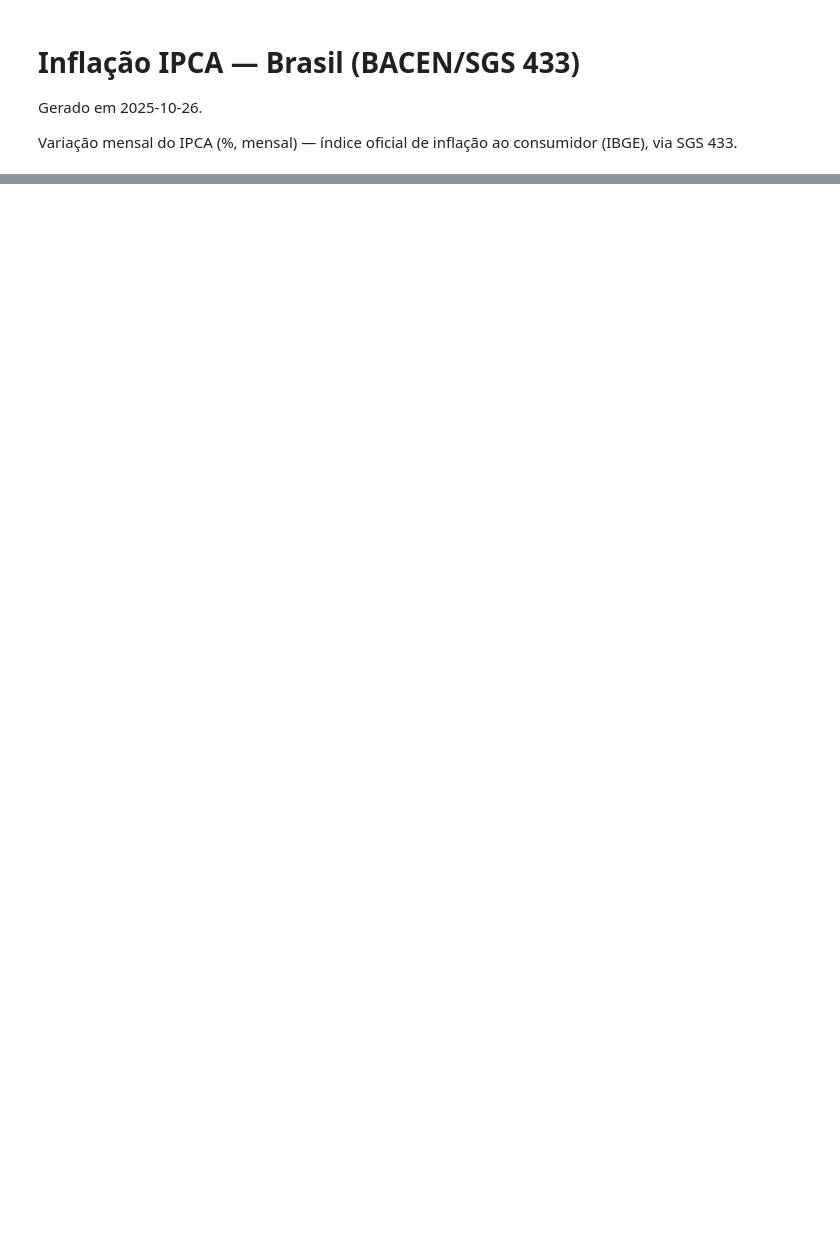
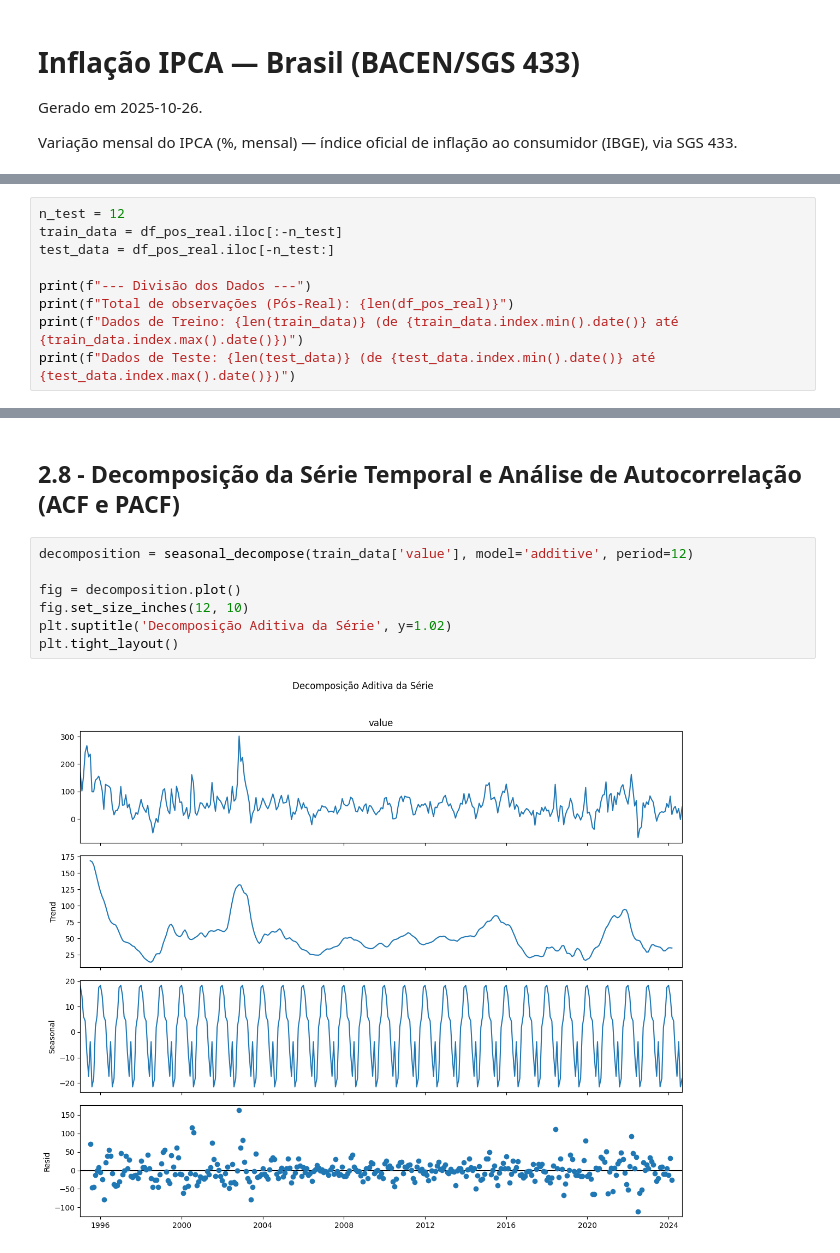
Before and after one commit to MariaPompiani/time_series_analysis_technique, a Jupyter notebook: time_series_analysis_inflation.ipynb, the cells around one changed output, grey strips where cells are left out. Drawn from its saved outputs; the diff is of its cells as text; blank space fills up the shorter version.

```diff
--- a/time_series_analysis_inflation.ipynb
+++ b/time_series_analysis_inflation.ipynb
@@ -29,0 +191,9 @@ data
+# %%
+n_test = 12
+train_data = df_pos_real.iloc[:-n_test]
+test_data = df_pos_real.iloc[-n_test:]
+
+print(f"--- Divisão dos Dados ---")
+print(f"Total de observações (Pós-Real): {len(df_pos_real)}")
+print(f"Dados de Treino: {len(train_data)} (de {train_data.index.min().date()} até {train_data.index.max().date()})")
+print(f"Dados de Teste: {len(test_data)} (de {test_data.index.min().date()} até {test_data.index.max().date()})")
@@ -29,0 +232,11 @@ data
+# %% [markdown]
+## **2.8 - Decomposição da Série Temporal e Análise de Autocorrelação (ACF e PACF)**
+# %%
+decomposition = seasonal_decompose(train_data['value'], model='additive', period=12)
+
+fig = decomposition.plot()
+fig.set_size_inches(12, 10)
+plt.suptitle('Decomposição Aditiva da Série', y=1.02)
+plt.tight_layout()
+# %% [output]
+[figure, added]
```
Also changed, not shown: parts of 29 cells of this notebook.
